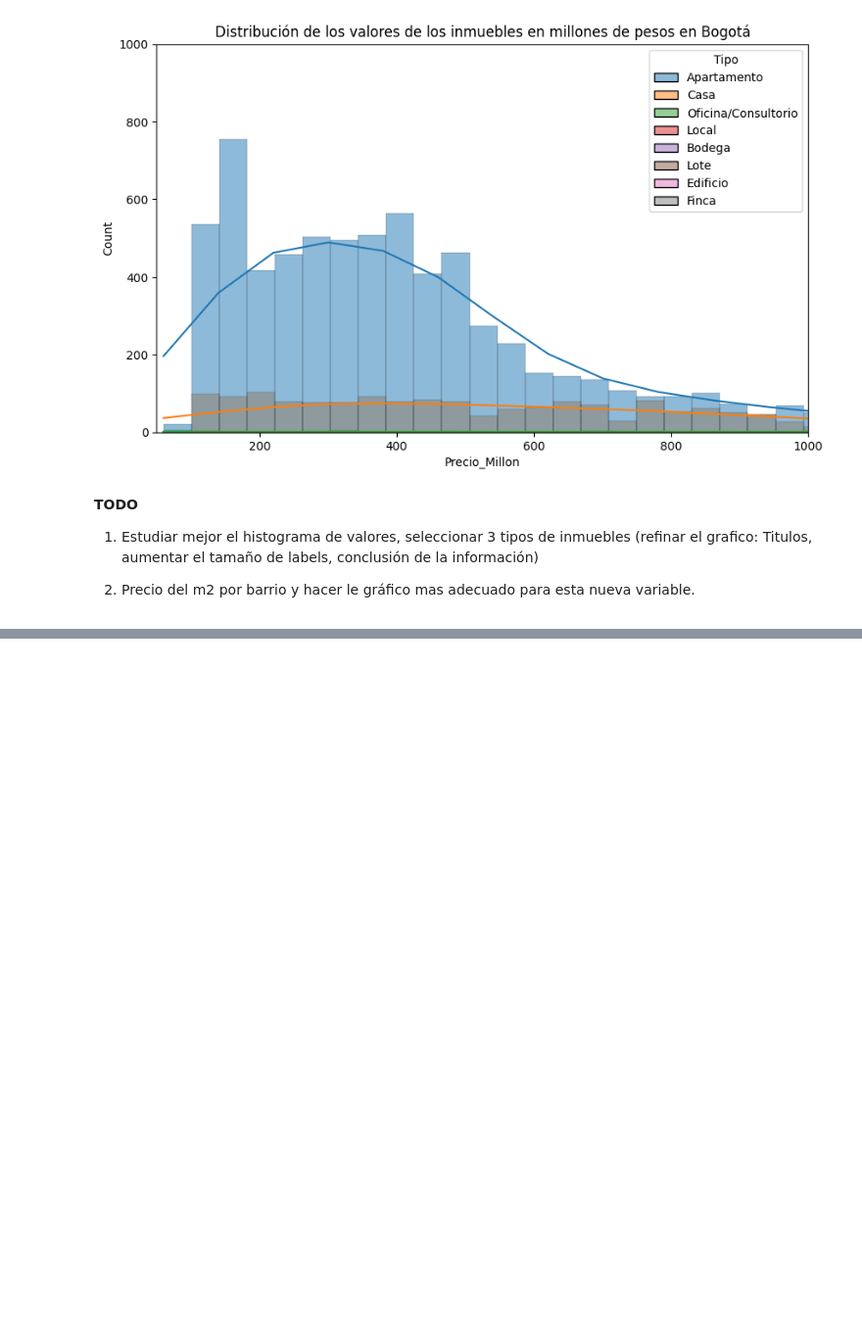
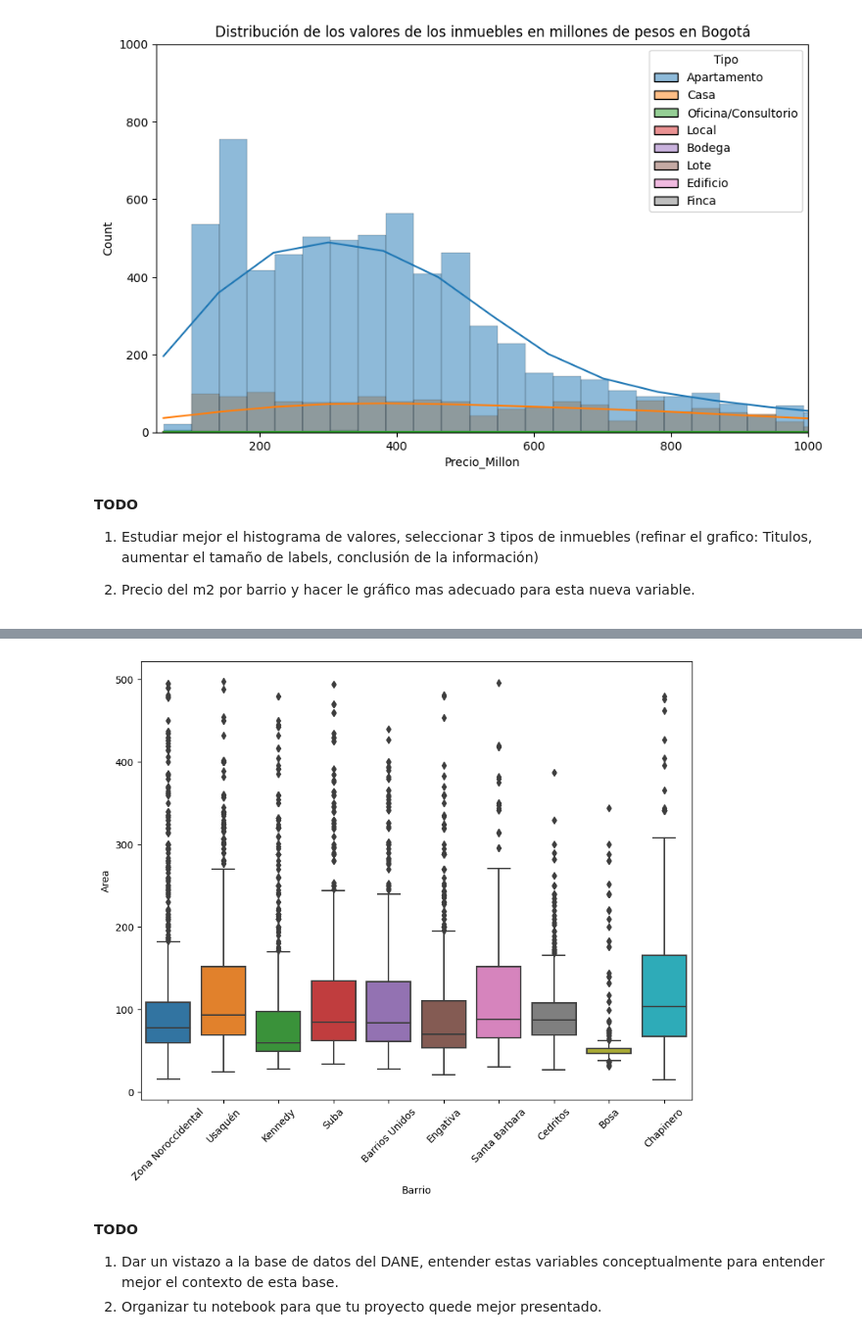
Before and after one commit to Deivid-Ruales/Data_sciense, a Jupyter notebook: Inmersión_Datos_Aula_1.ipynb, the cells around one changed output, grey strips where cells are left out. Shown at 98% size. Drawn from its saved outputs; the diff is of its cells as text; code cells hidden in the pictures; blank space fills up the shorter version.

```diff
--- a/Inmersión_Datos_Aula_1.ipynb
+++ b/Inmersión_Datos_Aula_1.ipynb
@@ -486,0 +656,13 @@ plt.show
+# %%
+#crear gráfico4
+plt.figure(figsize=(10,8))
+ax = sns.boxplot(x='Barrio', y='Area', data = inmuebles.query('Barrio in @top_barrios & Area < 500'))
+ax.tick_params(axis = 'x', rotation =45)
+plt.show()
+# %% [output]
+[figure, added]
+# %% [markdown]
+**TODO**
+
+1. Dar un vistazo a la base de datos del DANE, entender estas variables conceptualmente para entender mejor el contexto de esta base.
+2. Organizar tu notebook para que tu proyecto quede mejor presentado.
```
Also changed, not shown: parts of 19 cells of this notebook.
